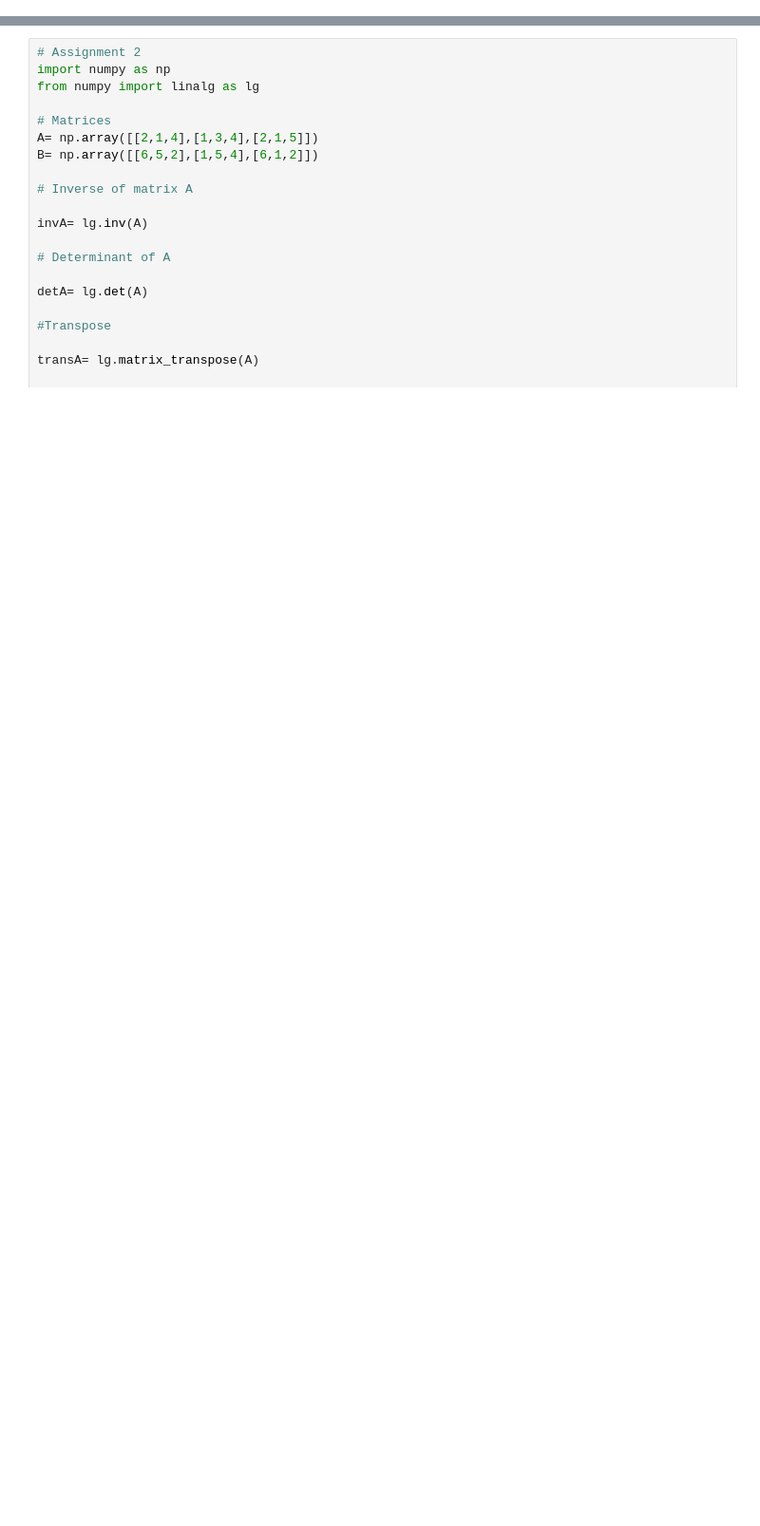
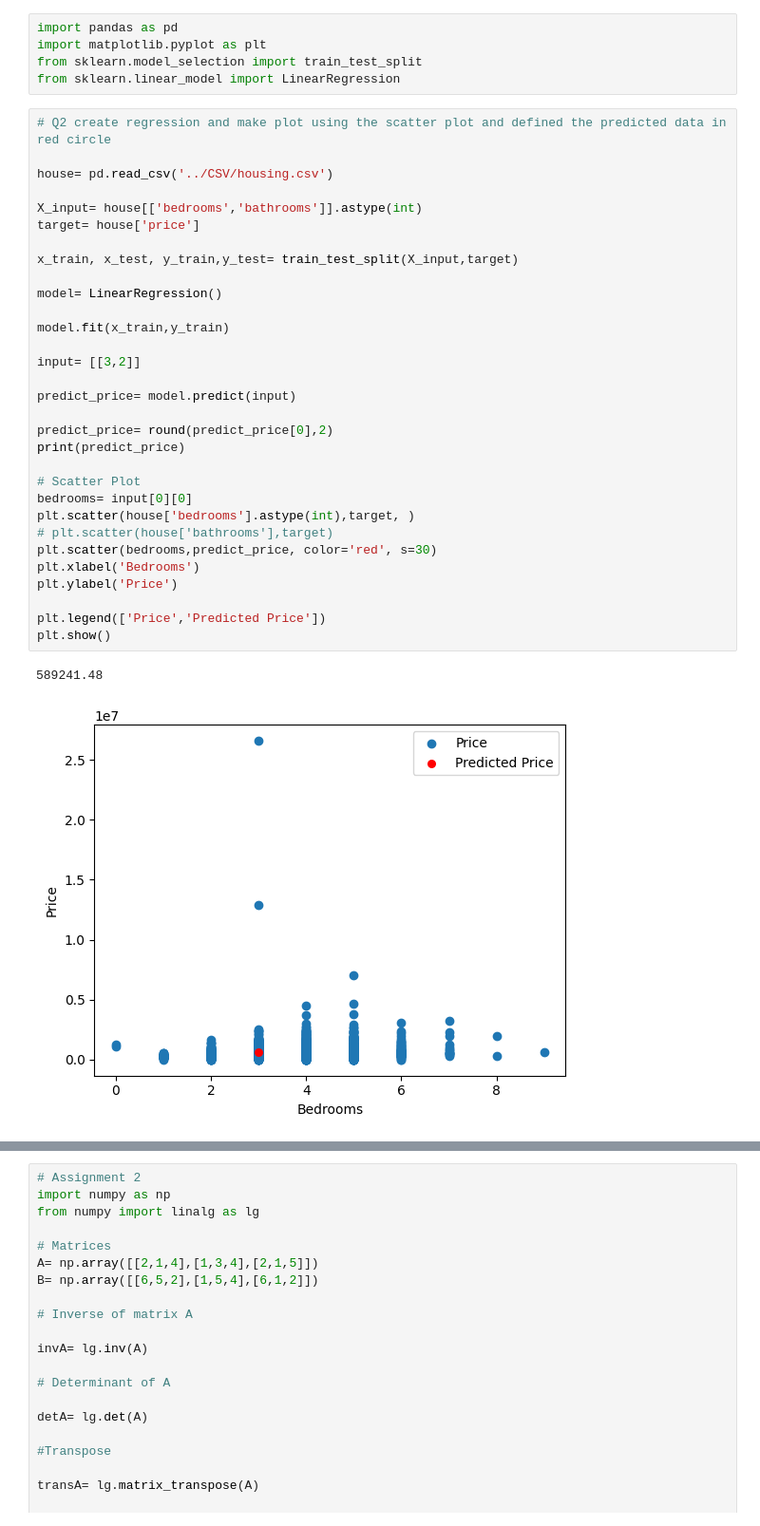
Before and after one commit to AliAtherAyyubi/Python-Libraries, a Jupyter notebook: Tutorials/task.ipynb, the cells around one changed output, grey strips where cells are left out. Shown at 95% size. Drawn from its saved outputs; the diff is of its cells as text; blank space fills up the shorter version.

```diff
--- a/Tutorials/task.ipynb
+++ b/Tutorials/task.ipynb
@@ -0,0 +1,39 @@
+# %%
+import pandas as pd
+import matplotlib.pyplot as plt
+from sklearn.model_selection import train_test_split
+from sklearn.linear_model import LinearRegression
+# %%
+# Q2 create regression and make plot using the scatter plot and defined the predicted data in red circle
+
+house= pd.read_csv('../CSV/housing.csv')
+
+X_input= house[['bedrooms','bathrooms']].astype(int)
+target= house['price']
+
+x_train, x_test, y_train,y_test= train_test_split(X_input,target)
+
+model= LinearRegression()
+
+model.fit(x_train,y_train)
+
+input= [[3,2]]
+
+predict_price= model.predict(input)
+
+predict_price= round(predict_price[0],2)
+print(predict_price)
+
+# Scatter Plot
+bedrooms= input[0][0]
+plt.scatter(house['bedrooms'].astype(int),target, )
+# plt.scatter(house['bathrooms'],target)
+plt.scatter(bedrooms,predict_price, color='red', s=30)
+plt.xlabel('Bedrooms')
+plt.ylabel('Price')
+
+plt.legend(['Price','Predicted Price'])
+plt.show()
+# %% [output]
+589241.48
+[figure, added]
```
Also changed, not shown: parts of 4 cells of this notebook, 3 other files.
